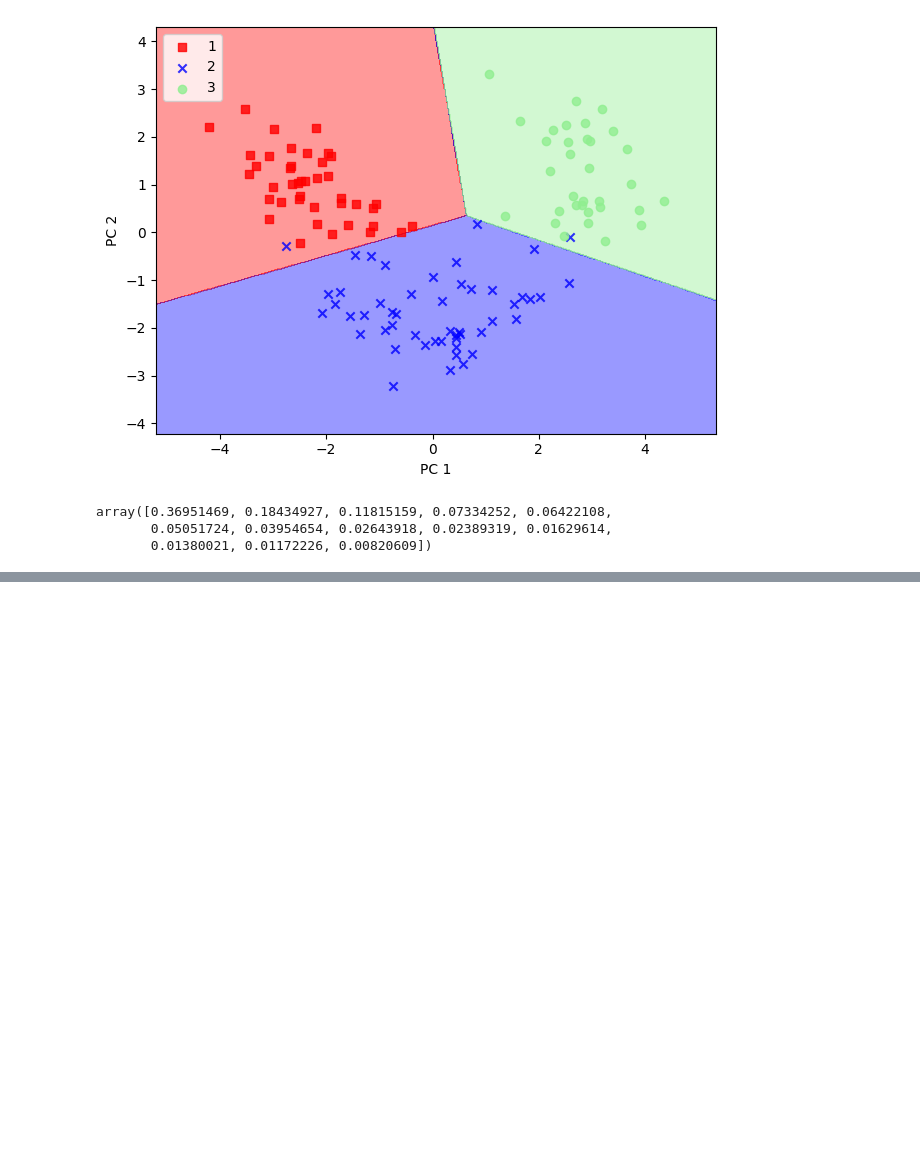
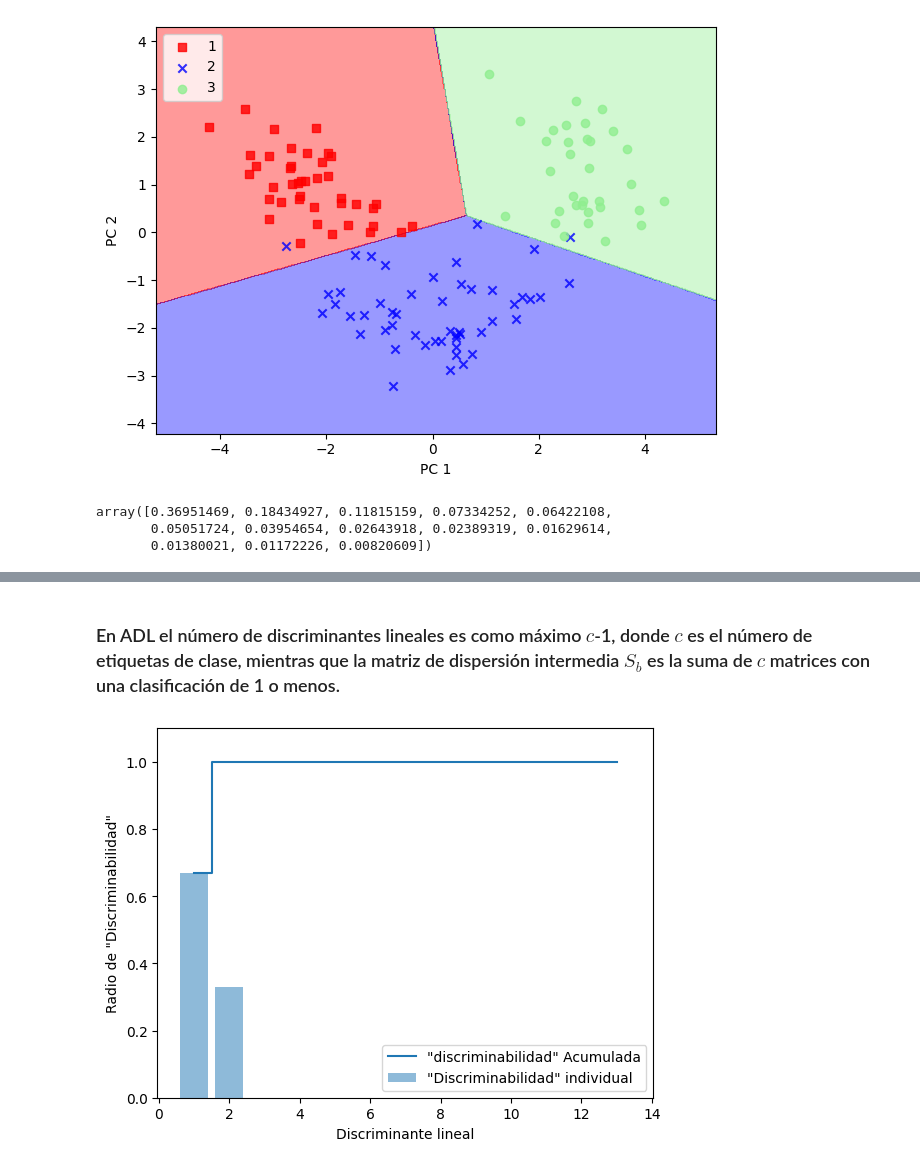
Before and after one commit to juancaalcaraz/practicaML, a Jupyter notebook: practicando_DS_wine.ipynb, the cells around one changed output, grey strips where cells are left out. Saved outputs shown, nothing was run; the diff lists cells and outputs as text; code cells hidden in the pictures; blank space fills up the shorter version.

```diff
--- a/practicando_DS_wine.ipynb
+++ b/practicando_DS_wine.ipynb
@@ -448,0 +498,9 @@ array([0.36951469, 0.18434927, 0.11815159, 0.07334252, 0.06422108,
+# %%
+#Calculando la matriz de covarianza.
+d = 13 # número de caracteristicas.
+S_W = np.zeros((d,d))
+for etiqueta, VM, in zip(range(1,4), vectores_medios):
+  class_scatter = np.cov(X_train_std[y_train==etiqueta].T)
+  S_W += class_scatter
+
+print('Matriz de dispersión escalada: %sx%s'%(S_W.shape[0], S_W.shape[1]))
@@ -448,0 +511,9 @@ array([0.36951469, 0.18434927, 0.11815159, 0.07334252, 0.06422108,
+# %%
+mean_overall = np.mean(X_train_std, axis=0) #media general
+S_B = np.zeros((d,d))
+for i, mean_vec in enumerate(vectores_medios):
+  n = X_train[y_train== i+1, :].shape[0]
+  mean_vec = mean_vec.reshape(d,1) #hace el vector columna.
+  mean_overall = mean_overall.reshape(d,1)
+  S_B += n*(mean_vec-mean_overall).dot((mean_vec - mean_overall).T)
+print('Matriz de dispersión entre clases: %sx%s' % (S_B.shape[0], S_B.shape[1]))
@@ -448,0 +524,7 @@ array([0.36951469, 0.18434927, 0.11815159, 0.07334252, 0.06422108,
+# %%
+eigen_vals, eigen_vect = np.linalg.eig(np.linalg.inv(S_W).dot(S_B))
+eigen_pairs = [(np.abs(eigen_vals[i]), eigen_vect[:,i]) for i in range(len(eigen_vals))]
+eigen_pairs = sorted(eigen_pairs, key=lambda k: k[0], reverse=True)
+print('Valores propios en orden descendente: \n')
+for eigen_val in eigen_pairs:
+  print(eigen_val[0])
@@ -448,0 +547,18 @@ array([0.36951469, 0.18434927, 0.11815159, 0.07334252, 0.06422108,
+# %% [markdown]
+### En ADL el número de discriminantes lineales es como máximo $c$-1, donde $c$ es el número de etiquetas de clase, mientras que la matriz de dispersión intermedia $S_{b}$ es la suma de $c$ matrices con una clasificación de 1 o menos.
+# %%
+#vamos a representar los discriminantes lineales reduciendo los autovalores.
+tot = sum(eigen_vals.real)
+discr = [(i/tot) for i in sorted(eigen_vals.real, reverse=True)]
+cum_discr = np.cumsum(discr)
+plt.bar(range(1, 14), discr, alpha=0.5, align='center',
+        label='"Discriminabilidad" individual')
+plt.step(range(1,14), cum_discr, where='mid',
+         label='"discriminabilidad" Acumulada')
+plt.ylabel('Radio de "Discriminabilidad"')
+plt.xlabel('Discriminante lineal')
+plt.ylim([-0.0, 1.1])
+plt.legend(loc='best')
+plt.show()
+# %% [output]
+[figure, added]
```
Also changed, not shown: parts of 12 cells of this notebook.
